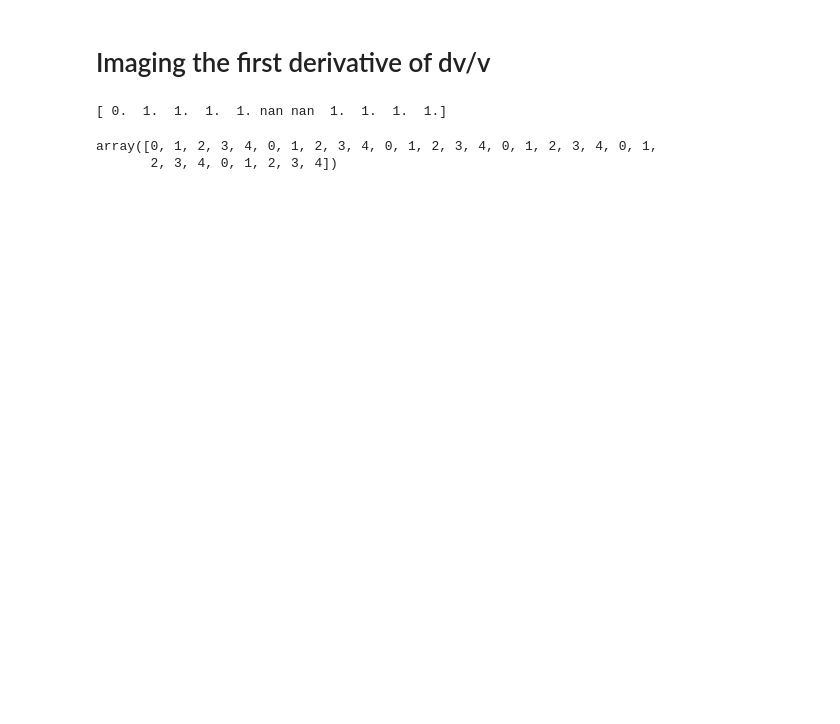
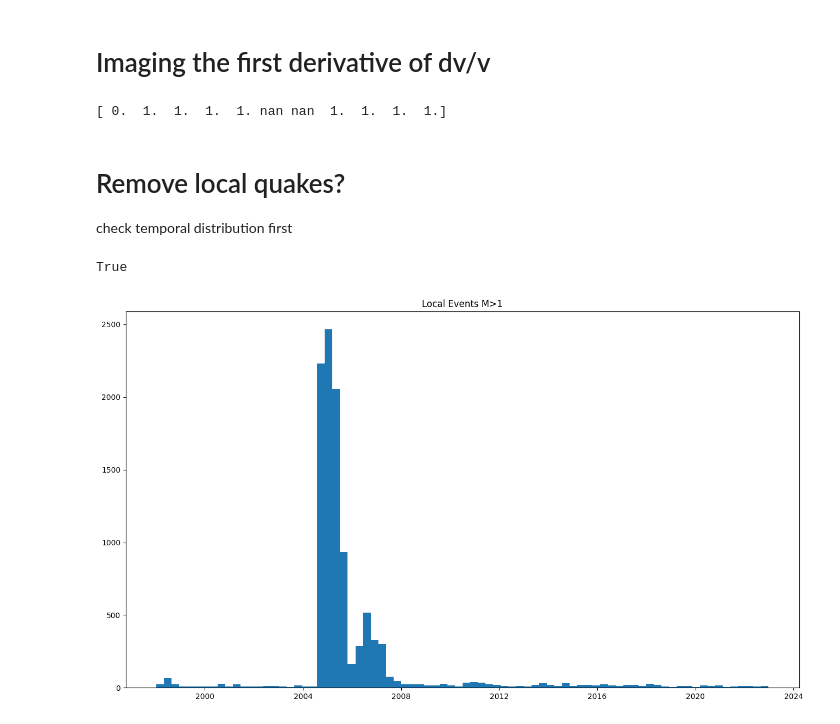
Before and after one commit to Denolle-Lab/Mt-St-Helens, a Jupyter notebook: spatial_dv.ipynb, the cells around one changed output. Drawn from its saved outputs; the diff is of its cells as text; code cells hidden in the pictures; blank space fills up the shorter version.

```diff
--- a/spatial_dv.ipynb
+++ b/spatial_dv.ipynb
@@ -1868,0 +1886,18 @@ KeyError: 'res is not a file in the archive'
+# %%
+# interpolate the data from the algorithm, back onto lat and lon
+from obspy.geodetics import kilometer2degrees as km2d
+from obspy.geodetics import degrees2kilometers as d2km
+from obspy.geodetics import locations2degrees as loc2d
+from xarray import DataArray
+import pygmt
+
+
+lat = km2d(y)
+lat0 = lat.min()
+lon0 = -122.34
+# find out how many degree 1km is
+km2lon = 1/d2km(loc2d(lat0, 1, lat0, 0))
+lon = km2lon*(x-x.min())+lon0
+
+region = [lon.min(), lon.max(), lat.min(), lat.max()]
+topo = pygmt.datasets.load_earth_relief(resolution="01s", region=region)
@@ -1879,9 +2017,6 @@ for infile in files:
     dv.save(outfile)
 # %% [output]
 [ 0.  1.  1.  1.  1. nan nan  1.  1.  1.  1.]
-# %%
-import numpy as np
-np.tile(np.arange(5), 6)
-# %% [output]
-array([0, 1, 2, 3, 4, 0, 1, 2, 3, 4, 0, 1, 2, 3, 4, 0, 1, 2, 3, 4, 0, 1,
-       2, 3, 4, 0, 1, 2, 3, 4])
+# %% [markdown]
+# Remove local quakes?
+check temporal distribution first
@@ -1887,0 +2063,17 @@ array([0, 1, 2, 3, 4, 0, 1, 2, 3, 4, 0, 1, 2, 3, 4, 0, 1, 2, 3, 4, 0, 1,
+# %%
+otimes = np.array([evt.preferred_origin().time for evt in evts])
+test = UTCDateTime(year=2001, julday=2)
+np.any(np.all([otimes > test, otimes<test+8000000], axis=0))
+# %% [output]
+True
+# %%
+import os
+from matplotlib import pyplot as plt
+
+plt.figure(figsize=(16,9))
+plt.hist(otimes, 80)
+os.makedirs('../figures/events/', exist_ok=True)
+plt.title('Local Events M>1')
+plt.savefig('../figures/events/event_distr.pdf',facecolor='none')
+# %% [output]
+[figure, added]
```
Also changed, not shown: parts of 9 cells of this notebook, 1 other file.
